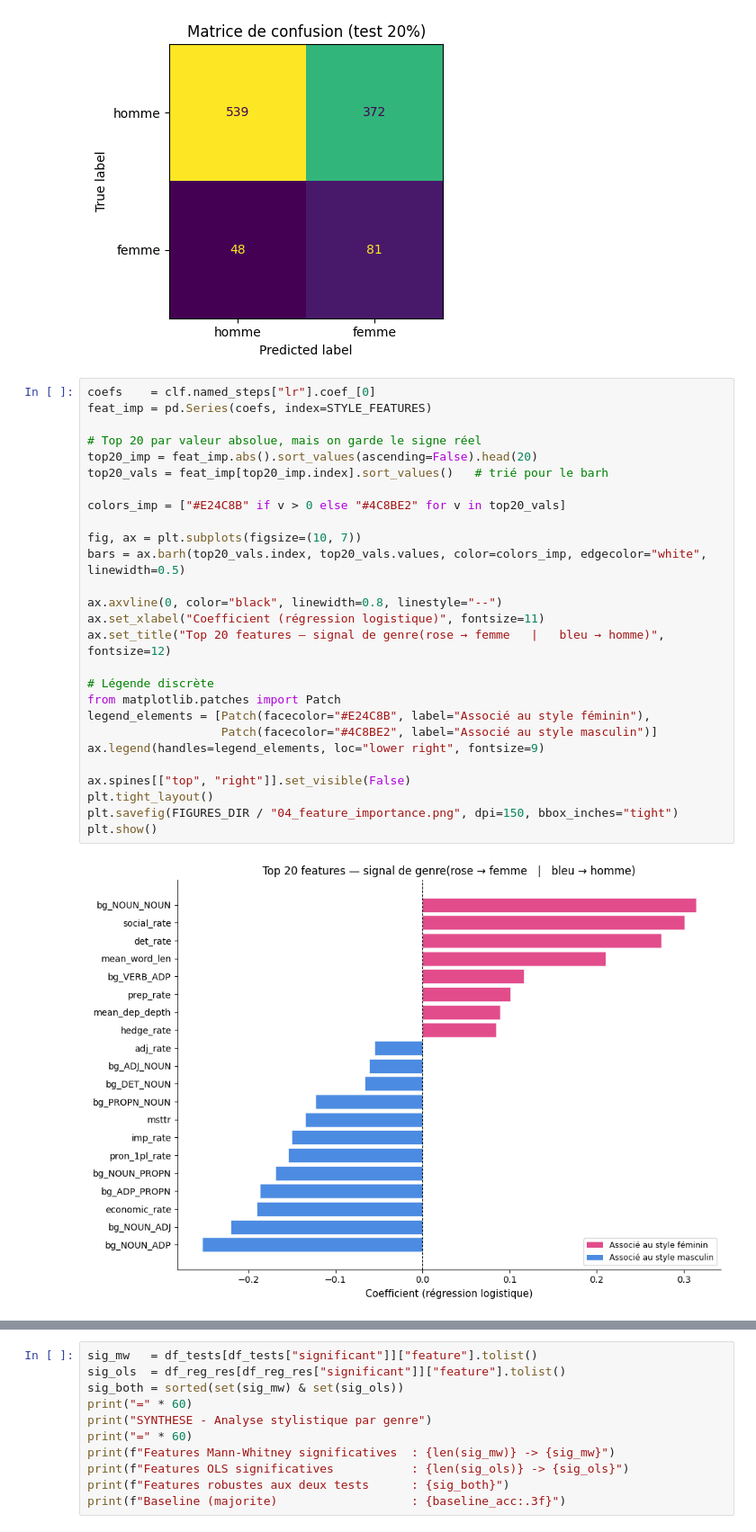
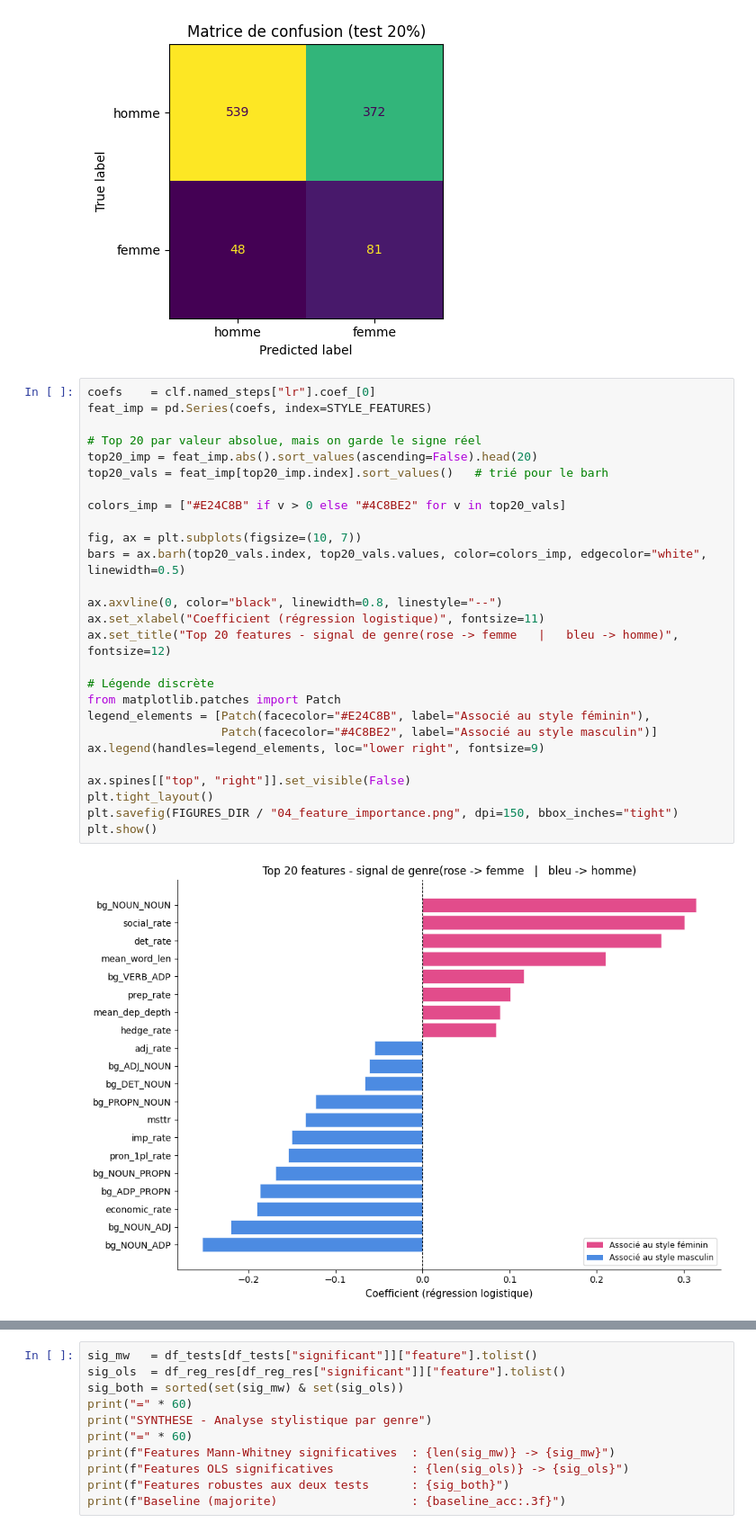
Before and after one commit to josiepierr/MLP-for-NLP-Gender-Classification, a Jupyter notebook: notebooks/04_style_gender.ipynb, the cells around one changed output, grey strips where cells are left out. Shown at 90% size. Cells and saved outputs as stored; diff of their text form.

```diff
--- a/notebooks/04_style_gender.ipynb
+++ b/notebooks/04_style_gender.ipynb
@@ -359,30 +362,30 @@ weighted avg       0.83      0.60      0.66      1040
 # %%
 coefs    = clf.named_steps["lr"].coef_[0]
 feat_imp = pd.Series(coefs, index=STYLE_FEATURES)
 
 # Top 20 par valeur absolue, mais on garde le signe réel
 top20_imp = feat_imp.abs().sort_values(ascending=False).head(20)
 top20_vals = feat_imp[top20_imp.index].sort_values()   # trié pour le barh
 
 colors_imp = ["#E24C8B" if v > 0 else "#4C8BE2" for v in top20_vals]
 
 fig, ax = plt.subplots(figsize=(10, 7))
 bars = ax.barh(top20_vals.index, top20_vals.values, color=colors_imp, edgecolor="white", linewidth=0.5)
 
 ax.axvline(0, color="black", linewidth=0.8, linestyle="--")
 ax.set_xlabel("Coefficient (régression logistique)", fontsize=11)
-ax.set_title("Top 20 features — signal de genre(rose → femme   |   bleu → homme)", fontsize=12)
+ax.set_title("Top 20 features - signal de genre(rose -> femme   |   bleu -> homme)", fontsize=12)
 
 # Légende discrète
 from matplotlib.patches import Patch
 legend_elements = [Patch(facecolor="#E24C8B", label="Associé au style féminin"),
                    Patch(facecolor="#4C8BE2", label="Associé au style masculin")]
 ax.legend(handles=legend_elements, loc="lower right", fontsize=9)
 
 ax.spines[["top", "right"]].set_visible(False)
 plt.tight_layout()
 plt.savefig(FIGURES_DIR / "04_feature_importance.png", dpi=150, bbox_inches="tight")
 plt.show()
 # %% [output]
-[figure, old version]
+[figure, new version]
 # %% [markdown]
```
Also changed, not shown: parts of 7 cells of this notebook, 46 other files.
